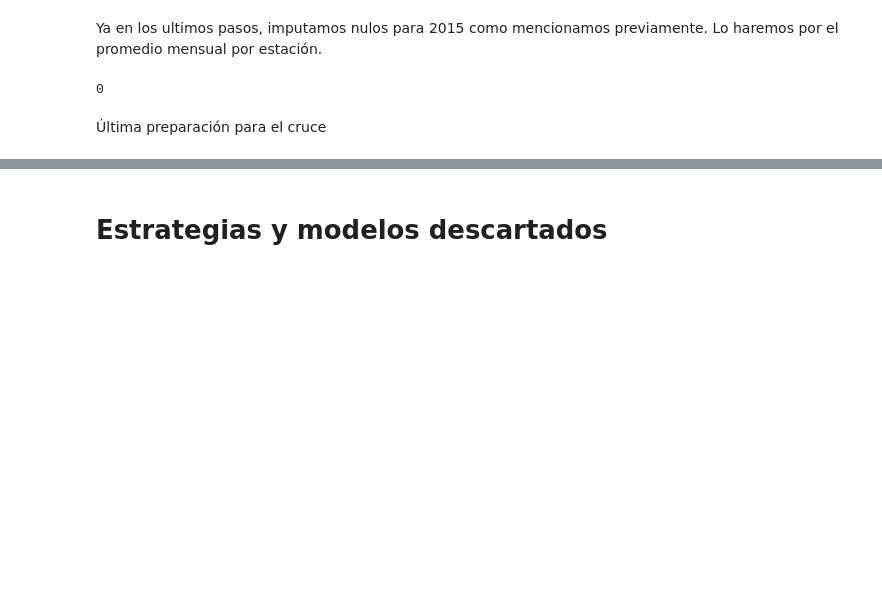
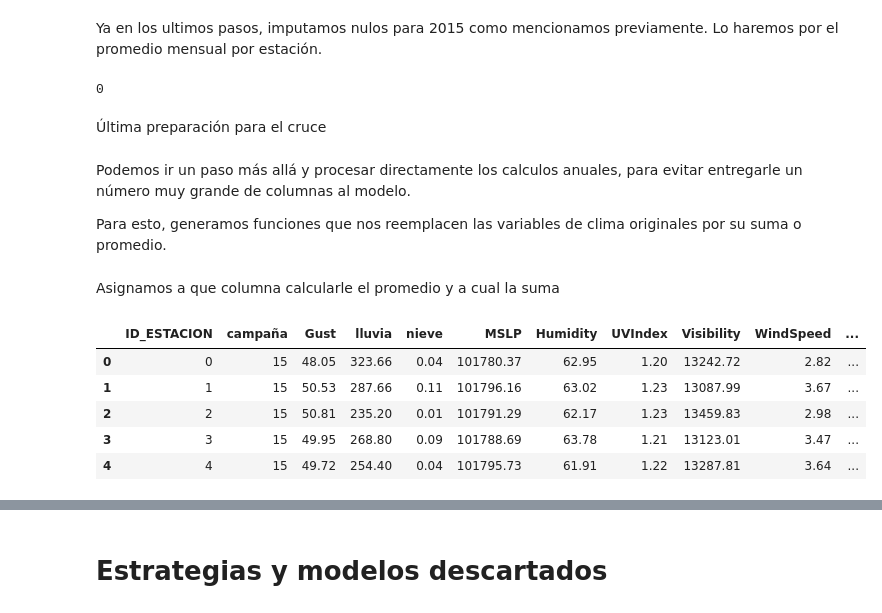
Before and after one commit to vitostamatti/datathon-cajamar-malbecs, a Jupyter notebook: notebooks/00-data-exploration/Exploracion_Malbecs.ipynb, the cells around one changed output, grey strips where cells are left out. Drawn from its saved outputs; the diff is of its cells as text; code cells hidden in the pictures; blank space fills up the shorter version.

```diff
--- a/notebooks/00-data-exploration/Exploracion_Malbecs.ipynb
+++ b/notebooks/00-data-exploration/Exploracion_Malbecs.ipynb
@@ -791,3 +791,7 @@ df_for_join.isna().sum().max()
 df_for_join['campaña'] = df_for_join['año']%2000
 
 df_for_join.drop(columns=['año'], inplace=True)
+# %% [markdown]
+Podemos ir un paso más allá y procesar directamente los calculos anuales, para evitar entregarle un número muy grande de columnas al modelo.
+
+Para esto, generamos funciones que nos reemplacen las variables de clima originales por su suma o promedio.
@@ -793,0 +825,16 @@ df_for_join.drop(columns=['año'], inplace=True)
+# %% [markdown]
+Asignamos a que columna calcularle el promedio y a cual la suma
+# %%
+sum_cols = ['Gust','lluvia','nieve']
+mean_cols = ['MSLP','Humidity','UVIndex','Visibility','WindSpeed','TemperatureLocalAfternoon','TemperatureLocalOvernight']
+
+df_for_join = eto_annual_sum(df_for_join,sum_cols)
+df_for_join = eto_annual_mean(df_for_join,mean_cols)
+df_for_join.head()
+# %% [output]
+|  | ID_ESTACION | campaña | Gust | lluvia | nieve | MSLP | Humidity | UVIndex | Visibility | WindSpeed | ... |
+| 0 | 0 | 15 | 48.05 | 323.66 | 0.04 | 101780.37 | 62.95 | 1.20 | 13242.72 | 2.82 | ... |
+| 1 | 1 | 15 | 50.53 | 287.66 | 0.11 | 101796.16 | 63.02 | 1.23 | 13087.99 | 3.67 | ... |
+| 2 | 2 | 15 | 50.81 | 235.20 | 0.01 | 101791.29 | 62.17 | 1.23 | 13459.83 | 2.98 | ... |
+| 3 | 3 | 15 | 49.95 | 268.80 | 0.09 | 101788.69 | 63.78 | 1.21 | 13123.01 | 3.47 | ... |
+| 4 | 4 | 15 | 49.72 | 254.40 | 0.04 | 101795.73 | 61.91 | 1.22 | 13287.81 | 3.64 | ... |
```
Also changed, not shown: parts of 6 cells of this notebook, 1 other file.
